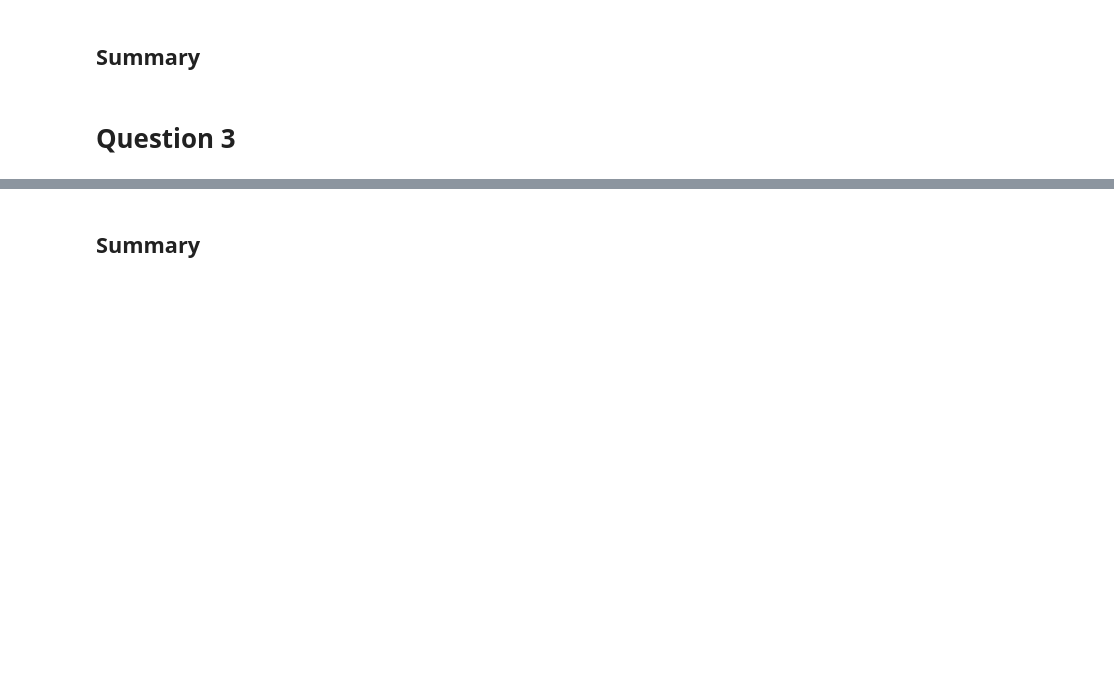
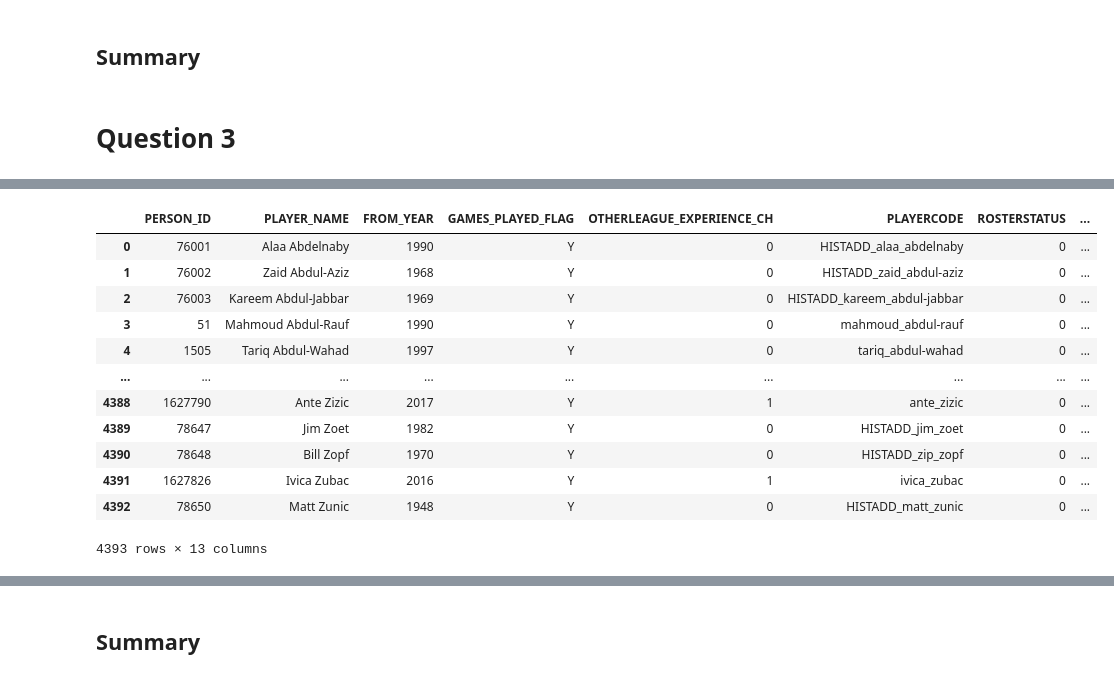
Before and after one commit to SalahAlHaismawi/Artificial-Intelligence-Problems, a Jupyter notebook: Project.ipynb, the cells around one changed output, grey strips where cells are left out. Cells and saved outputs as stored; diff of their text form; code cells hidden in the pictures; blank space fills up the shorter version.

Commit message:
Data cleaning q3

```diff
--- a/Project.ipynb
+++ b/Project.ipynb
@@ -442,0 +445,7 @@ Feast schedule:
+# %%
+import pandas as pd
+import numpy as np
+
+# Load data
+playerlist = pd.read_csv("Question-3-Dataset/NBA-playerlist.csv")
+playerlist
@@ -442,0 +466,25 @@ Feast schedule:
+# %%
+# Drop unnecessary columns
+playerlist = playerlist.drop(['Unnamed: 0', 'DISPLAY_LAST_COMMA_FIRST'], axis=1)
+playerlist = playerlist.rename(columns={'DISPLAY_FIRST_LAST': 'PLAYER_NAME'})
+
+# Rearrange the columns
+person_id_col = playerlist.pop('PERSON_ID')  # Remove 'PERSON_ID' column from DataFrame
+playerlist.insert(0, 'PERSON_ID', person_id_col)  # Insert 'PERSON_ID' column at the front
+
+# Display data
+playerlist
+# %% [output]
+|  | PERSON_ID | PLAYER_NAME | FROM_YEAR | GAMES_PLAYED_FLAG | OTHERLEAGUE_EXPERIENCE_CH | PLAYERCODE | ROSTERSTATUS | ... |
+| 0 | 76001 | Alaa Abdelnaby | 1990 | Y | 0 | HISTADD_alaa_abdelnaby | 0 | ... |
+| 1 | 76002 | Zaid Abdul-Aziz | 1968 | Y | 0 | HISTADD_zaid_abdul-aziz | 0 | ... |
+| 2 | 76003 | Kareem Abdul-Jabbar | 1969 | Y | 0 | HISTADD_kareem_abdul-jabbar | 0 | ... |
+| 3 | 51 | Mahmoud Abdul-Rauf | 1990 | Y | 0 | mahmoud_abdul-rauf | 0 | ... |
+| 4 | 1505 | Tariq Abdul-Wahad | 1997 | Y | 0 | tariq_abdul-wahad | 0 | ... |
+| ... | ... | ... | ... | ... | ... | ... | ... | ... |
+| 4388 | 1627790 | Ante Zizic | 2017 | Y | 1 | ante_zizic | 0 | ... |
+| 4389 | 78647 | Jim Zoet | 1982 | Y | 0 | HISTADD_jim_zoet | 0 | ... |
+| 4390 | 78648 | Bill Zopf | 1970 | Y | 0 | HISTADD_zip_zopf | 0 | ... |
+| 4391 | 1627826 | Ivica Zubac | 2016 | Y | 1 | ivica_zubac | 0 | ... |
+| 4392 | 78650 | Matt Zunic | 1948 | Y | 0 | HISTADD_matt_zunic | 0 | ... |
+4393 rows × 13 columns
```
Also changed, not shown: parts of 36 cells of this notebook.
